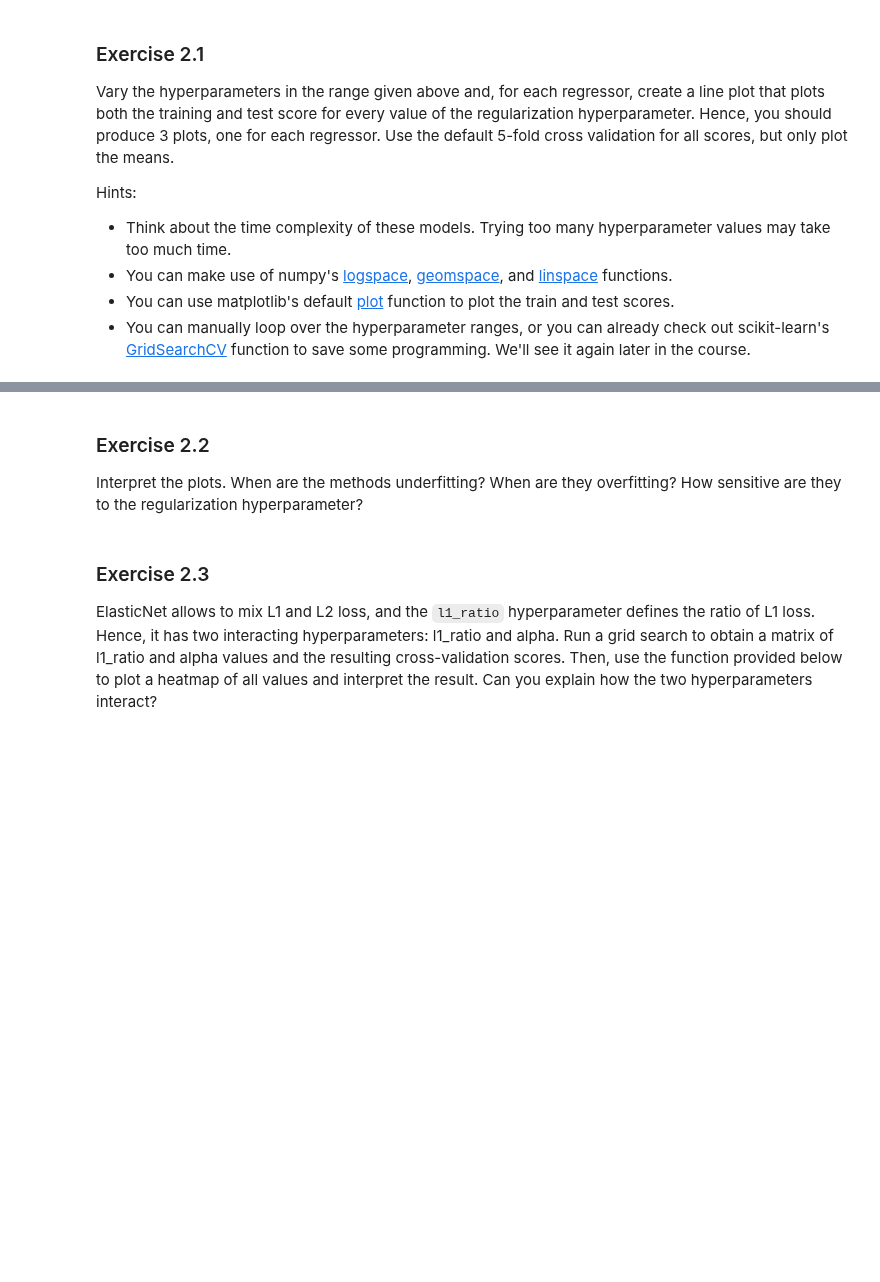
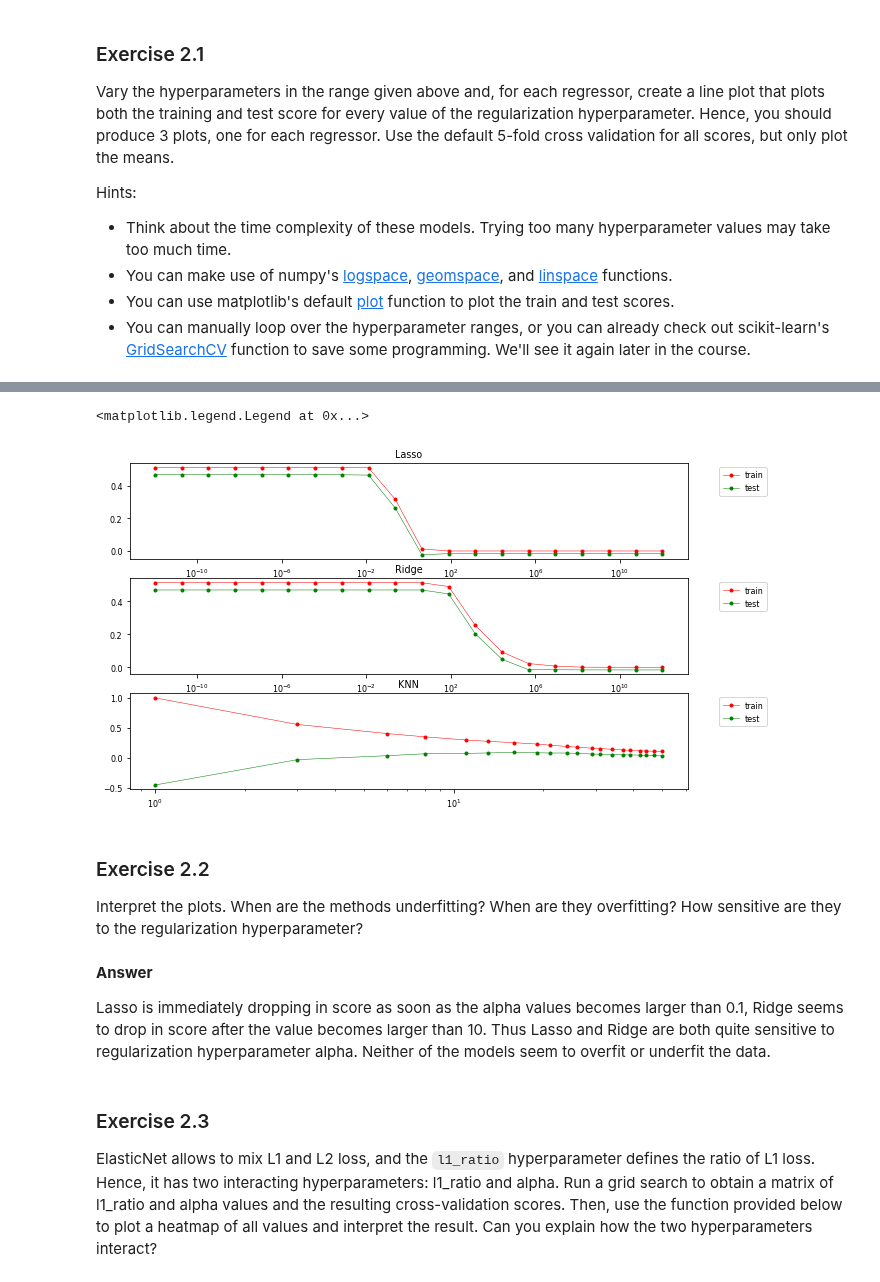
Before and after one commit to tomdewildt/data-mining, a Jupyter notebook: labs/Lab 1a - Linear Models for Regression.ipynb, the cells around one changed output, grey strips where cells are left out. Cells and saved outputs as stored; diff of their text form; code cells hidden in the pictures; blank space fills up the shorter version.

```diff
--- a/labs/Lab 1a - Linear Models for Regression.ipynb
+++ b/labs/Lab 1a - Linear Models for Regression.ipynb
@@ -114,0 +159,15 @@ Hints:
+# %%
+%%time
+models = [
+    Lasso(),
+    Ridge(),
+    ElasticNet(),
+    KNeighborsRegressor(),
+]
+parameters = [
+    {"alpha": np.logspace(-12, 12, num=20)},
+    {"alpha": np.logspace(-12, 12, num=20)},
+    {"l1_ratio": np.linspace(0, 1, num=11), "alpha": np.logspace(-12, 12, num=25)},
+    {"n_neighbors": np.linspace(1, 50, num=20, dtype=np.intc)},
+]
+train_scores, test_scores = optimize_learners(models, parameters, X, y)
@@ -115,6 +177,33 @@ Hints:
+# %%
+fig, (ax1, ax2, ax3) = plt.subplots(3, figsize=(10, 6))
+
+ax1.set_title("Lasso")
+ax1.set_xscale('log')
+ax1.plot(parameters[0]["alpha"], train_scores[0], ".-", color="red", label="train")
+ax1.plot(parameters[0]["alpha"], test_scores[0], ".-", color="green", label="test")
+ax1.legend(bbox_to_anchor=(1.05, 1), loc=2)
+
+ax2.set_title("Ridge")
+ax2.set_xscale('log')
+ax2.plot(parameters[1]["alpha"], train_scores[1], ".-", color="red", label="train")
+ax2.plot(parameters[1]["alpha"], test_scores[1], ".-", color="green", label="test")
+ax2.legend(bbox_to_anchor=(1.05, 1), loc=2)
+
+ax3.set_title("KNN")
+ax3.set_xscale('log')
+ax3.plot(parameters[3]["n_neighbors"], train_scores[3], ".-", color="red", label="train")
+ax3.plot(parameters[3]["n_neighbors"], test_scores[3], ".-", color="green", label="test")
+ax3.legend(bbox_to_anchor=(1.05, 1), loc=2)
+# %% [output]
+<matplotlib.legend.Legend at 0x...>
+[figure, added]
 # %% [markdown]
 ### Exercise 2.2
 Interpret the plots. When are the methods underfitting? When are they overfitting? How sensitive are they to the regularization hyperparameter?
+# %% [markdown]
+**Answer**
+
+Lasso is immediately dropping in score as soon as the alpha values becomes larger than 0.1, Ridge seems to drop in score after the value becomes larger than 10. Thus Lasso and Ridge are both quite sensitive to regularization hyperparameter alpha. Neither of the models seem to overfit or underfit the data.
 # %% [markdown]
 ### Exercise 2.3
 ElasticNet allows to mix L1 and L2 loss, and the `l1_ratio` hyperparameter defines the ratio of L1 loss. Hence, it has two interacting hyperparameters: l1_ratio and alpha. Run a grid search to obtain a matrix of l1_ratio and alpha values and the resulting cross-validation scores. Then, use the function provided below to plot a heatmap of all values and interpret the result. Can you explain how the two hyperparameters interact?
```
Also changed, not shown: parts of 19 cells of this notebook, 2 other files.
